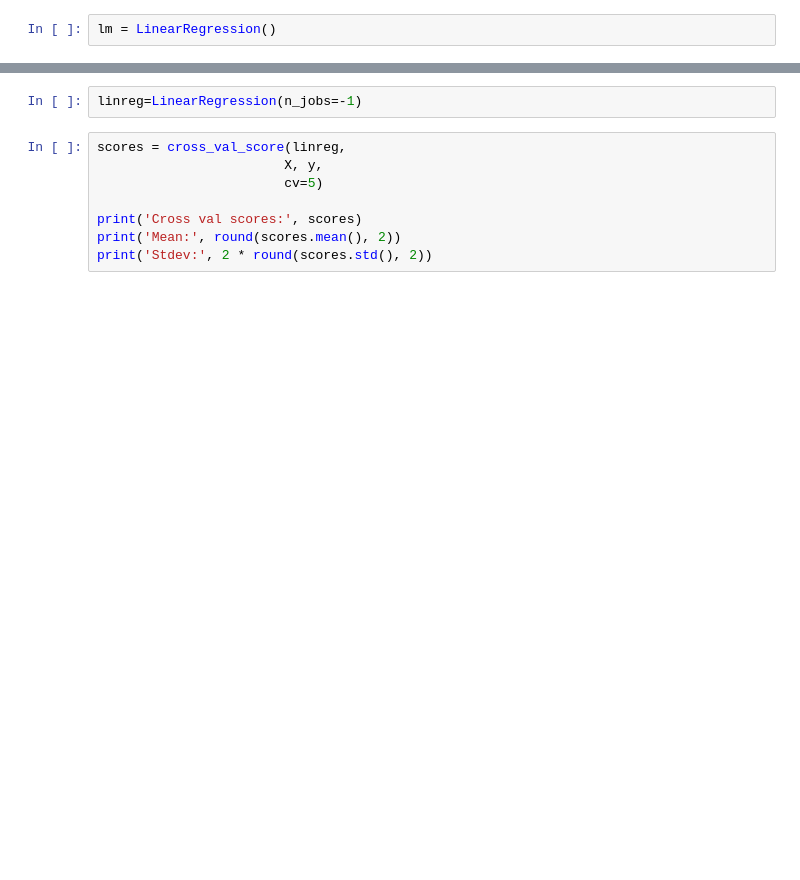
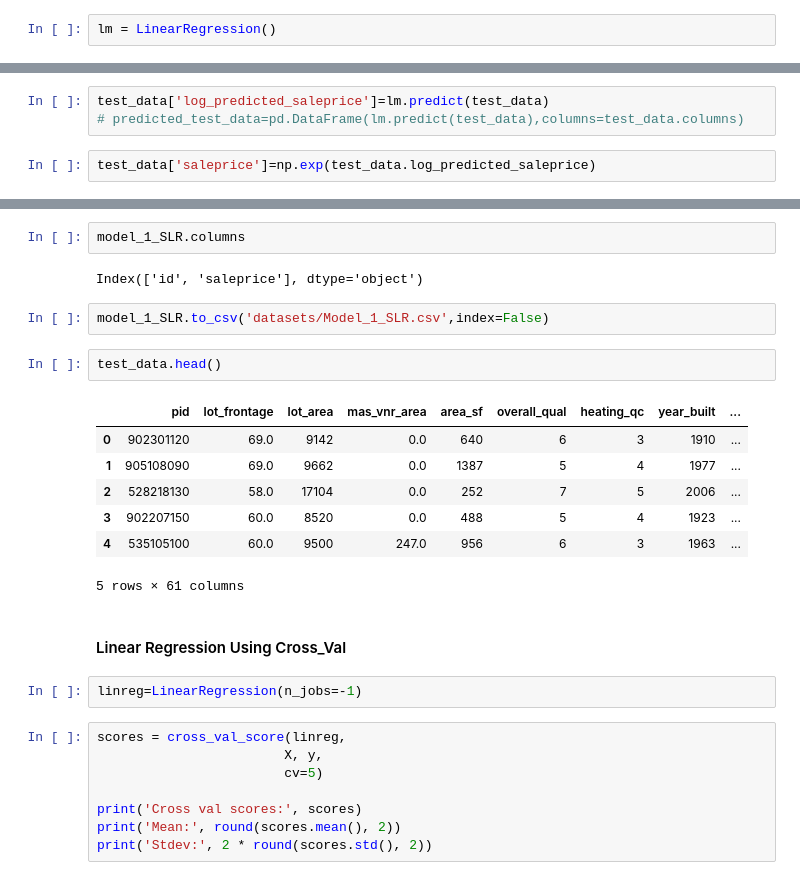
Before and after one commit to sabaiitj/Ames-Housing-Data, a Jupyter notebook: Saba_project_2_EDA.ipynb, the cells around one changed output, grey strips where cells are left out. Saved outputs shown, nothing was run; the diff lists cells and outputs as text; blank space fills up the shorter version.

```diff
--- a/Saba_project_2_EDA.ipynb
+++ b/Saba_project_2_EDA.ipynb
@@ -2187,0 +2241,5 @@ lm.score(X_test,y_test)
+# %%
+test_data['log_predicted_saleprice']=lm.predict(test_data)
+# predicted_test_data=pd.DataFrame(lm.predict(test_data),columns=test_data.columns)
+# %%
+test_data['saleprice']=np.exp(test_data.log_predicted_saleprice)
@@ -2188,3 +2259,21 @@ lm.score(X_test,y_test)
+# %%
+model_1_SLR.columns
+# %% [output]
+Index(['id', 'saleprice'], dtype='object')
+# %%
+model_1_SLR.to_csv('datasets/Model_1_SLR.csv',index=False)
+# %%
+test_data.head()
+# %% [output]
+|  | pid | lot_frontage | lot_area | mas_vnr_area | area_sf | overall_qual | heating_qc | year_built | ... |
+| 0 | 902301120 | 69.0 | 9142 | 0.0 | 640 | 6 | 3 | 1910 | ... |
+| 1 | 905108090 | 69.0 | 9662 | 0.0 | 1387 | 5 | 4 | 1977 | ... |
+| 2 | 528218130 | 58.0 | 17104 | 0.0 | 252 | 7 | 5 | 2006 | ... |
+| 3 | 902207150 | 60.0 | 8520 | 0.0 | 488 | 5 | 4 | 1923 | ... |
+| 4 | 535105100 | 60.0 | 9500 | 247.0 | 956 | 6 | 3 | 1963 | ... |
+5 rows × 61 columns
+# %% [markdown]
+#### Linear Regression Using Cross_Val
 # %%
 linreg=LinearRegression(n_jobs=-1)
 # %%
```
Also changed, not shown: parts of 29 cells of this notebook, 1 other file.
